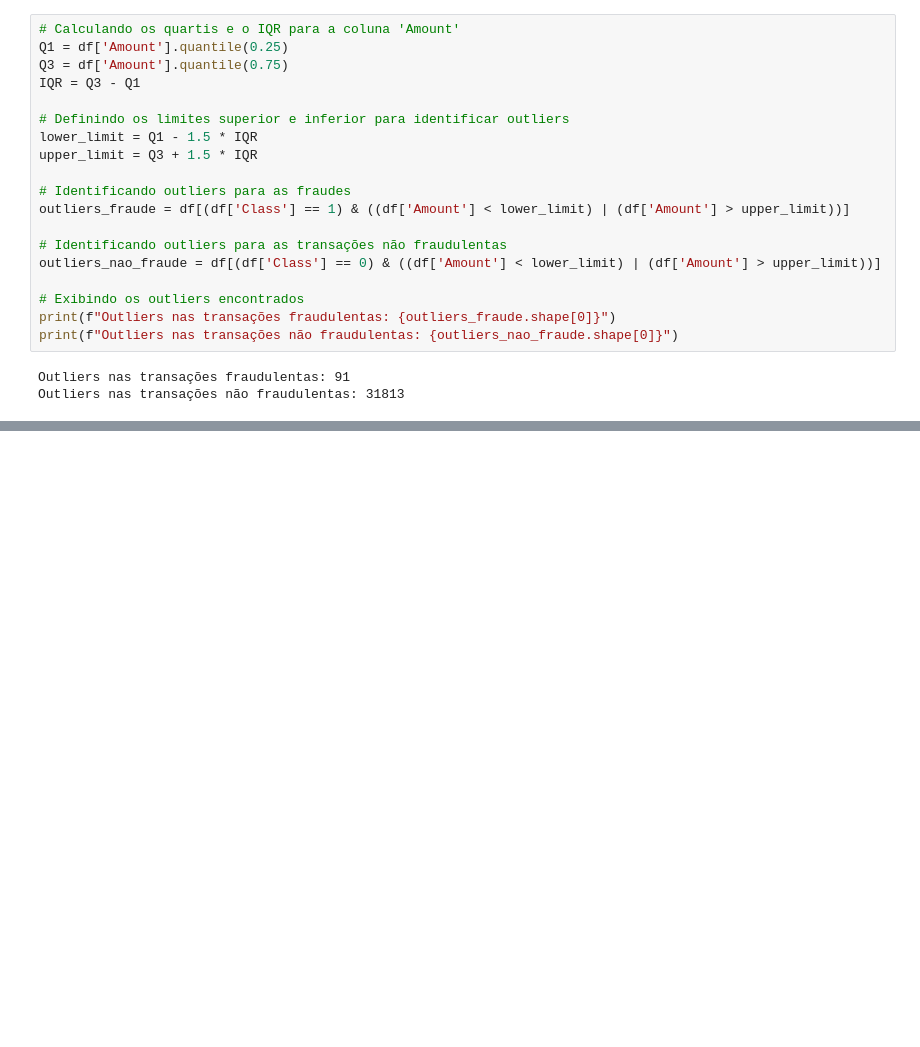
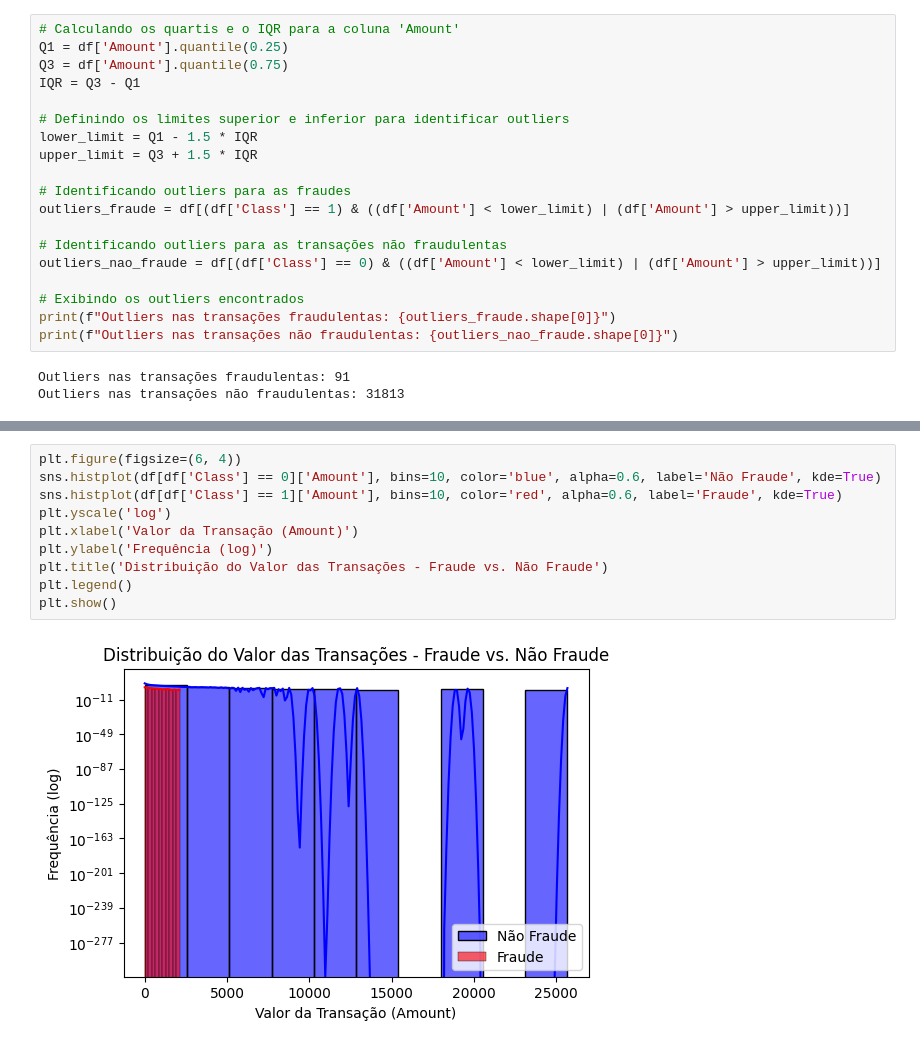
Before and after one commit to jonnathann/portifolio_ra, a Jupyter notebook: notebooks/risk_analisys.ipynb, the cells around one changed output, grey strips where cells are left out. Drawn from its saved outputs; the diff is of its cells as text; blank space fills up the shorter version.

```diff
--- a/notebooks/risk_analisys.ipynb
+++ b/notebooks/risk_analisys.ipynb
@@ -107,0 +112,12 @@ Outliers nas transações não fraudulentas: 31813
+# %%
+plt.figure(figsize=(6, 4))
+sns.histplot(df[df['Class'] == 0]['Amount'], bins=10, color='blue', alpha=0.6, label='Não Fraude', kde=True)
+sns.histplot(df[df['Class'] == 1]['Amount'], bins=10, color='red', alpha=0.6, label='Fraude', kde=True)
+plt.yscale('log')
+plt.xlabel('Valor da Transação (Amount)')
+plt.ylabel('Frequência (log)')
+plt.title('Distribuição do Valor das Transações - Fraude vs. Não Fraude')
+plt.legend()
+plt.show()
+# %% [output]
+[figure, added]
```
Also changed, not shown: parts of 3 cells of this notebook.
